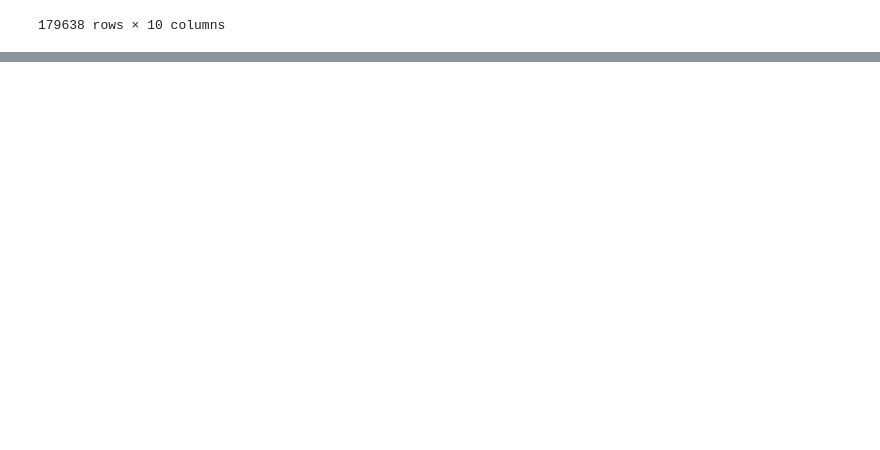
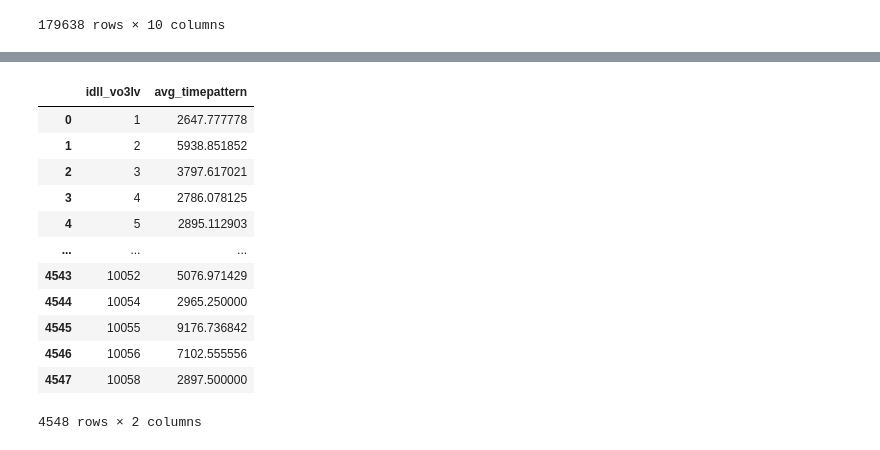
Before and after one commit to MarjoleinvdE/1-4-5, a Jupyter notebook: data/timestrat.ipynb, the cells around one changed output, grey strips where cells are left out. Drawn from its saved outputs; the diff is of its cells as text; code cells hidden in the pictures; blank space fills up the shorter version.

```diff
--- a/data/timestrat.ipynb
+++ b/data/timestrat.ipynb
@@ -158,0 +175,21 @@ df1
+# %%
+# Assuming 'df1' contains your initial data
+average_timestampsm = df1.explode('timestampsm').groupby('idll_vo3lv')['timestampsm'].mean()
+average_timestampsm = pd.DataFrame(average_timestampsm).reset_index()
+# Assuming 'average_timestampsm' is your DataFrame
+average_timestampsm = average_timestampsm.rename(columns={'timestampsm': 'avg_timepattern'})
+average_timestampsm
+# %% [output]
+|  | idll_vo3lv | avg_timepattern |
+| 0 | 1 | 2647.777778 |
+| 1 | 2 | 5938.851852 |
+| 2 | 3 | 3797.617021 |
+| 3 | 4 | 2786.078125 |
+| 4 | 5 | 2895.112903 |
+| ... | ... | ... |
+| 4543 | 10052 | 5076.971429 |
+| 4544 | 10054 | 2965.250000 |
+| 4545 | 10055 | 9176.736842 |
+| 4546 | 10056 | 7102.555556 |
+| 4547 | 10058 | 2897.500000 |
+4548 rows × 2 columns
```
Also changed, not shown: parts of 4 cells of this notebook.
